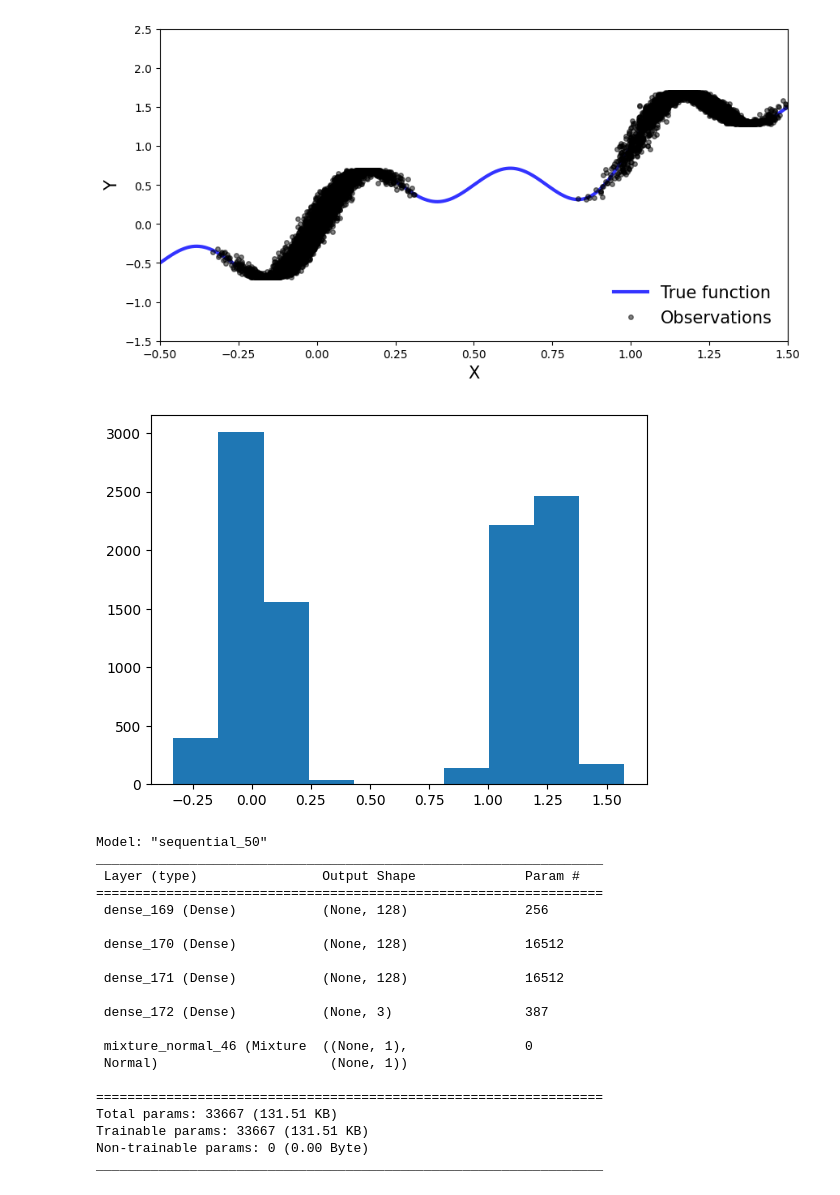
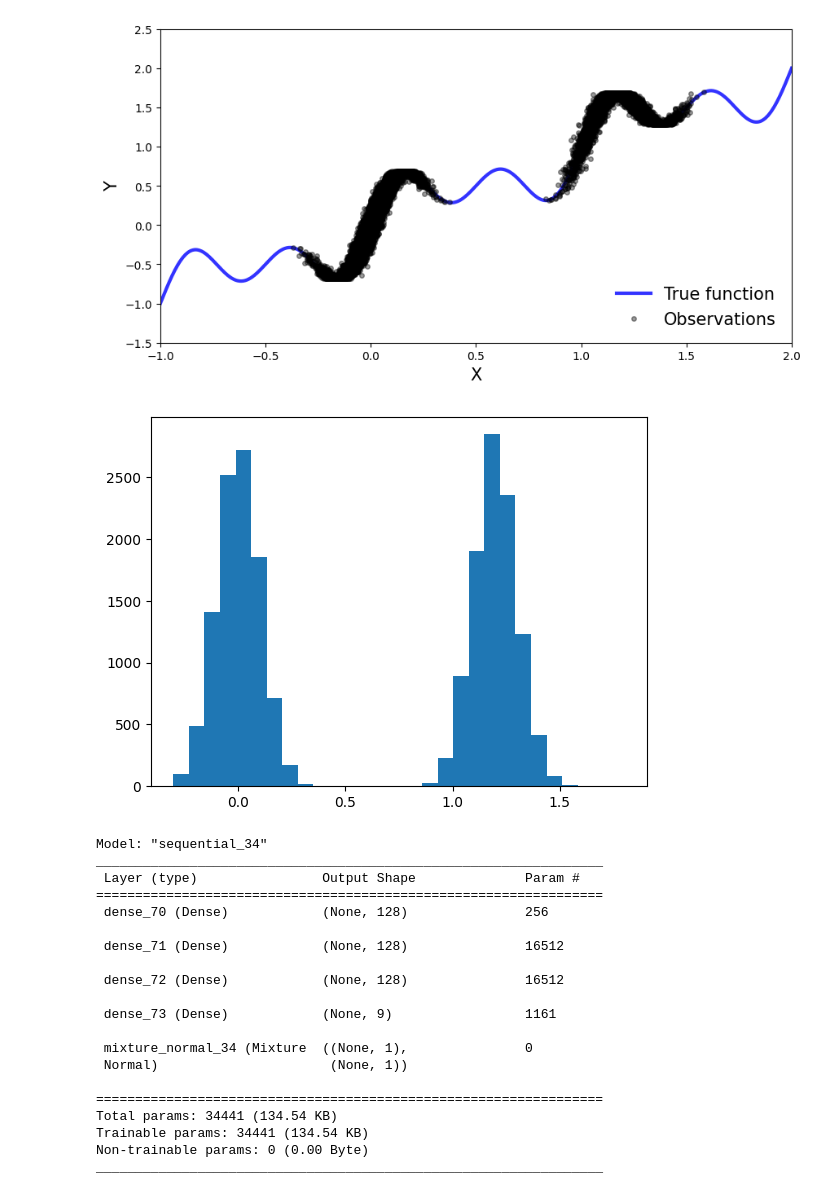
Before and after one commit to kacper-drabicki/redshift, a Jupyter notebook: BNNtesting.ipynb, the cells around one changed output. Drawn from its saved outputs; the diff is of its cells as text; code cells hidden in the pictures.

```diff
--- a/BNNtesting.ipynb
+++ b/BNNtesting.ipynb
@@ -7,19 +7,19 @@ import tf_keras
 # %%
 np.random.seed(42+1)
 
-X_train = np.hstack([0.1 * np.random.randn(5000), 0.6 + 0.2 * np.random.randn(0), 1.2 + 0.1 * np.random.randn(5000)])
+X_train = np.hstack([0.1 * np.random.randn(10000), 0.6 + 0.2 * np.random.randn(0), 1.2 + 0.1 * np.random.randn(10000)])
 noise = 0.02 * np.random.randn(X_train.shape[0])
 y_train = X_train + 0.3 * np.sin(2 * np.pi * (X_train + noise)) + 0.3 * np.sin(4 * np.pi * (X_train + noise)) + noise
 
-x_true = np.linspace(-0.5, 1.5, 1000)
+x_true = np.linspace(-1, 2, 1000)
 y_true = x_true + 0.3 * np.sin(2 * np.pi * x_true) + 0.3 * np.sin(4 * np.pi * x_true)
 
-xlims = [-0.5, 1.5]
+xlims = [-1, 2]
 ylims = [-1.5, 2.5]
 
 fig, ax = plt.subplots(figsize=(10, 5))
 ax.plot(x_true, y_true, 'b-', linewidth=3, label="True function", alpha=0.8)
-ax.plot(X_train, y_train, 'ko', markersize=4, label="Observations", alpha=0.5)
+ax.plot(X_train, y_train, 'ko', markersize=4, label="Observations", alpha=0.4)
 ax.set_xlim(xlims)
 ax.set_ylim(ylims)
 ax.set_xlabel("X", fontsize=15)
@@ -28,22 +28,22 @@ ax.legend(loc=4, fontsize=15, frameon=False)
 
 plt.show()
 # %% [output]
-[figure, old version]
+[figure, new version]
 # %%
-plt.hist(X_train)
+plt.hist(X_train, bins=np.linspace(-0.3, 1.8, 30))
 plt.show()
 # %% [output]
-[figure, old version]
+[figure, new version]
 # %%
 event_shape = [1]
-params_size = tfp.layers.MixtureNormal.params_size(1, event_shape)
+params_size = tfp.layers.MixtureNormal.params_size(3, event_shape)
 
 model = tf_keras.Sequential([
     tf_keras.layers.Dense(128, activation='relu', input_shape=(1,)),
     tf_keras.layers.Dense(128, activation='relu'),
     tf_keras.layers.Dense(128, activation='relu'),
     tf_keras.layers.Dense(params_size),
-    tfp.layers.MixtureNormal(1, event_shape)
+    tfp.layers.MixtureNormal(3, event_shape)
 ])
 
 def negloglik(y_true, y_pred):
@@ -52,24 +52,24 @@ def negloglik(y_true, y_pred):
 model.compile(optimizer=tf_keras.optimizers.Adam(learning_rate=0.001), loss=negloglik)
 model.summary()
 # %% [output]
-Model: "sequential_50"
+Model: "sequential_34"
 _________________________________________________________________
  Layer (type)                Output Shape              Param #
 =================================================================
- dense_169 (Dense)           (None, 128)               256
+ dense_70 (Dense)            (None, 128)               256
 
- dense_170 (Dense)           (None, 128)               16512
+ dense_71 (Dense)            (None, 128)               16512
 
- dense_171 (Dense)           (None, 128)               16512
+ dense_72 (Dense)            (None, 128)               16512
 
- dense_172 (Dense)           (None, 3)                 387
+ dense_73 (Dense)            (None, 9)                 1161
 
- mixture_normal_46 (Mixture  ((None, 1),               0
+ mixture_normal_34 (Mixture  ((None, 1),               0
  Normal)                      (None, 1))
 
 =================================================================
-Total params: 33667 (131.51 KB)
-Trainable params: 33667 (131.51 KB)
+Total params: 34441 (134.54 KB)
+Trainable params: 34441 (134.54 KB)
 Non-trainable params: 0 (0.00 Byte)
 _________________________________________________________________
 # %%
```
Also changed, not shown: parts of 11 cells of this notebook, 2 other files.
